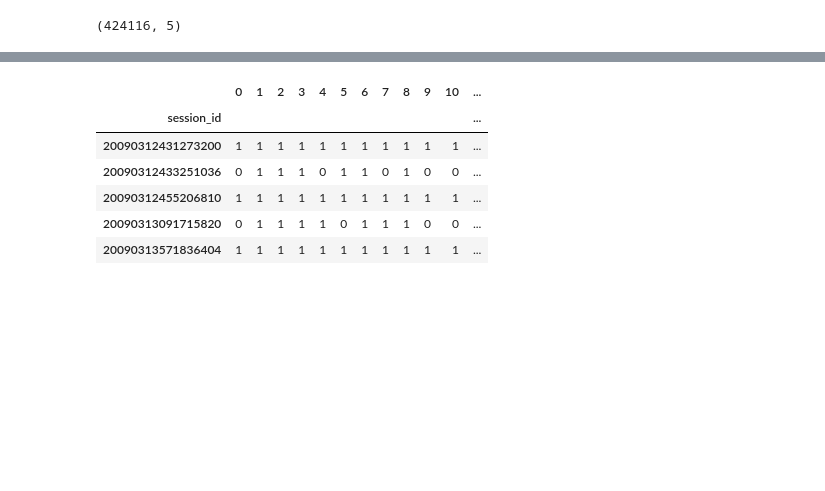
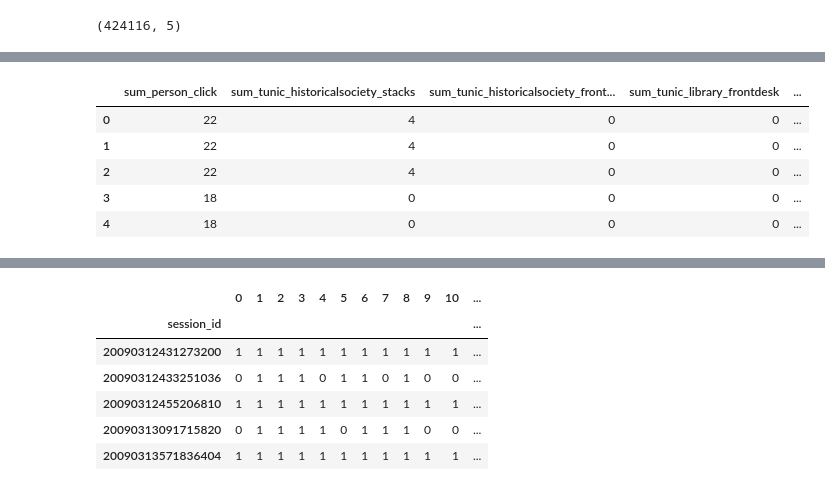
Before and after one commit to sitsawek/predict_student_performance_from_game_play, a Jupyter notebook: predict-student-performance-from-game-play.ipynb, the cells around one changed output, grey strips where cells are left out. Saved outputs shown, nothing was run; the diff lists cells and outputs as text; code cells hidden in the pictures; blank space fills up the shorter version.

Commit message:
get most importance features

```diff
--- a/predict-student-performance-from-game-play.ipynb
+++ b/predict-student-performance-from-game-play.ipynb
@@ -615,14 +614,21 @@ final_df.head()
 | 4 | 20090312433251036_q2 | 1 | 2 | 20090312433251036 | 0-4 | 20090312433251036 | 233752 | 3 | ... |
 # %%
 # Get feature that important
-# from sklearn.feature_selection import SelectKBest
-# from sklearn.feature_selection import f_classif
-# features = [i for i in final_df.columns if i not in ['session_id_x', 'level_group', 'session_id_y', 'correct', 'session', 'question_num']]
-# fs = SelectKBest(score_func=f_classif, k=5)
-# fs.fit_transform(final_df[features], final_df['correct'])
-# cols_idxs = fs.get_support(indices=True)
-# features_df_new = final_df[features].iloc[:,cols_idxs]
-# features_df_new.head()
+from sklearn.feature_selection import SelectKBest
+from sklearn.feature_selection import f_classif
+features = [i for i in final_df.columns if i not in ['session_id_x', 'level_group', 'session_id_y', 'correct', 'session', 'question_num']]
+fs = SelectKBest(score_func=f_classif, k=5)
+fs.fit_transform(final_df[features], final_df['correct'])
+cols_idxs = fs.get_support(indices=True)
+features_df_new = final_df[features].iloc[:,cols_idxs]
+features_df_new.head()
+# %% [output]
+|  | sum_person_click | sum_tunic_historicalsociety_stacks | sum_tunic_historicalsociety_front... | sum_tunic_library_frontdesk | ... |
+| 0 | 22 | 4 | 0 | 0 | ... |
+| 1 | 22 | 4 | 0 | 0 | ... |
+| 2 | 22 | 4 | 0 | 0 | ... |
+| 3 | 18 | 0 | 0 | 0 | ... |
+| 4 | 18 | 0 | 0 | 0 | ... |
 # %%
 # Put true labels into dataframe with 18 columns
 actual = oof.copy()
```
Also changed, not shown: parts of 3 cells of this notebook.
